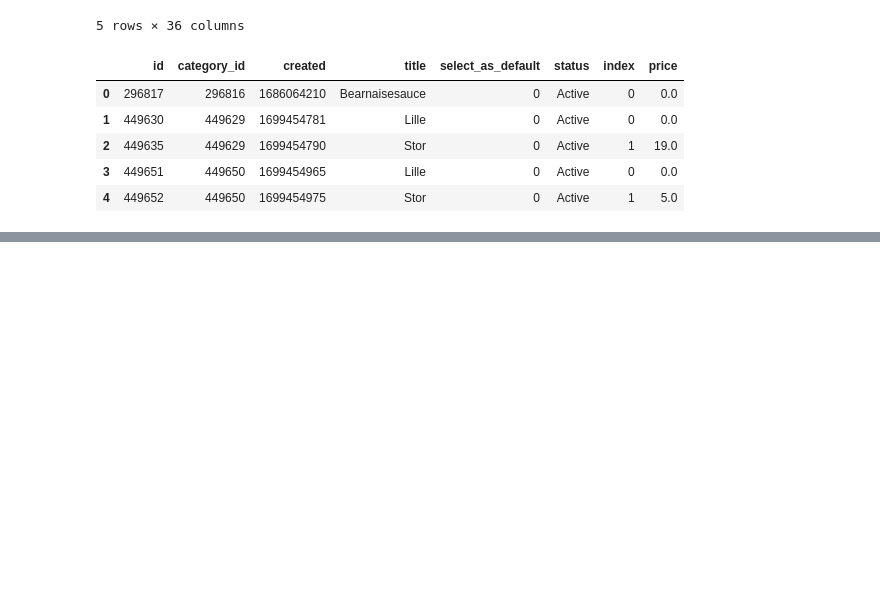
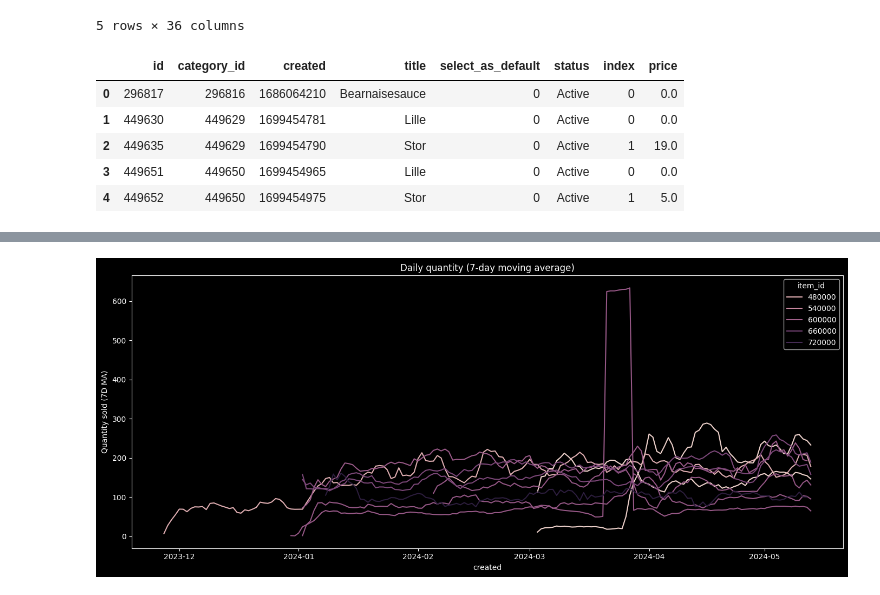
Before and after one commit to GM-Sniper/EagleEye, a Jupyter notebook: src/analysis.ipynb, the cells around one changed output, grey strips where cells are left out. Cells and saved outputs as stored; diff of their text form; code cells hidden in the pictures; blank space fills up the shorter version.

```diff
--- a/src/analysis.ipynb
+++ b/src/analysis.ipynb
@@ -57,0 +400,14 @@ dim_menu_item_add_ons.head()
+# %%
+qty_by_day2 = qty_by_day.sort_values(["item_id", "created"]).copy()
+qty_by_day2["qty_7d_ma"] = qty_by_day2.groupby("item_id")["quantity"].transform(
+    lambda s: s.rolling(7, min_periods=1).mean()
+)
+
+plt.figure(figsize=(14, 6))
+sns.lineplot(data=qty_by_day2, x="created", y="qty_7d_ma", hue="item_id")
+plt.title("Daily quantity (7-day moving average)")
+plt.ylabel("Quantity sold (7D MA)")
+plt.tight_layout()
+plt.show()
+# %% [output]
+[figure, added]
```
Also changed, not shown: parts of 25 cells of this notebook.
